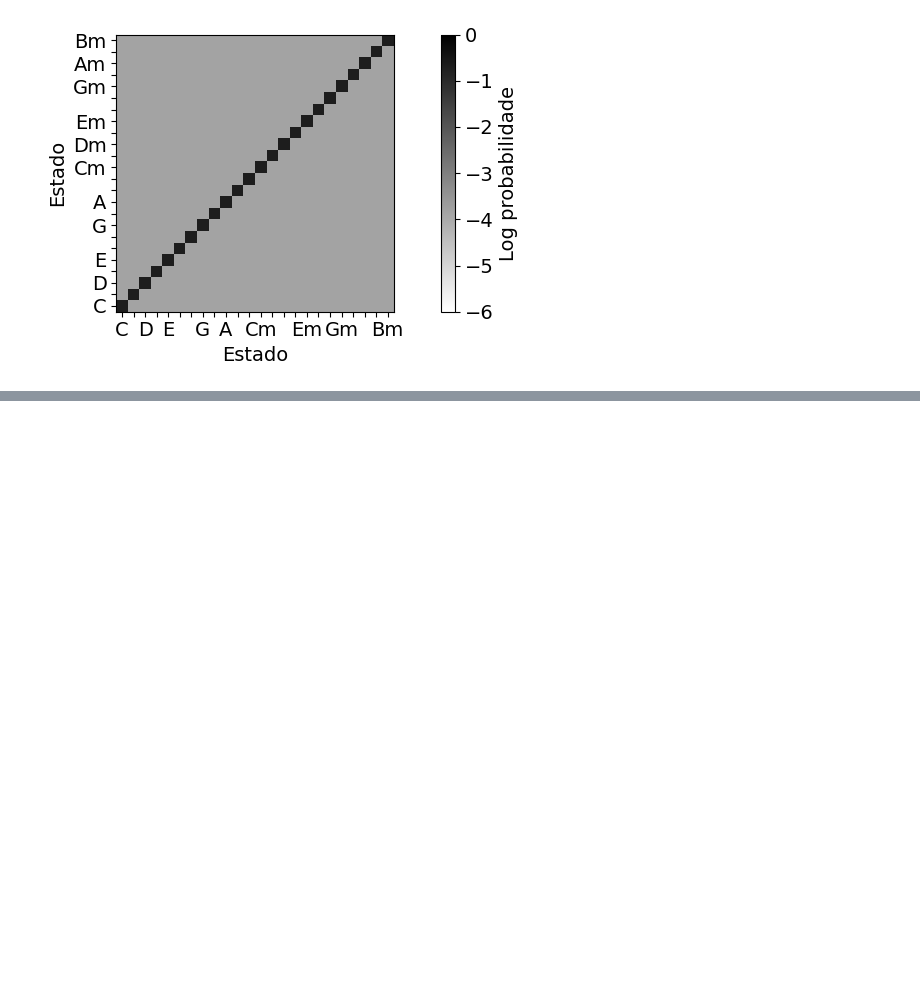
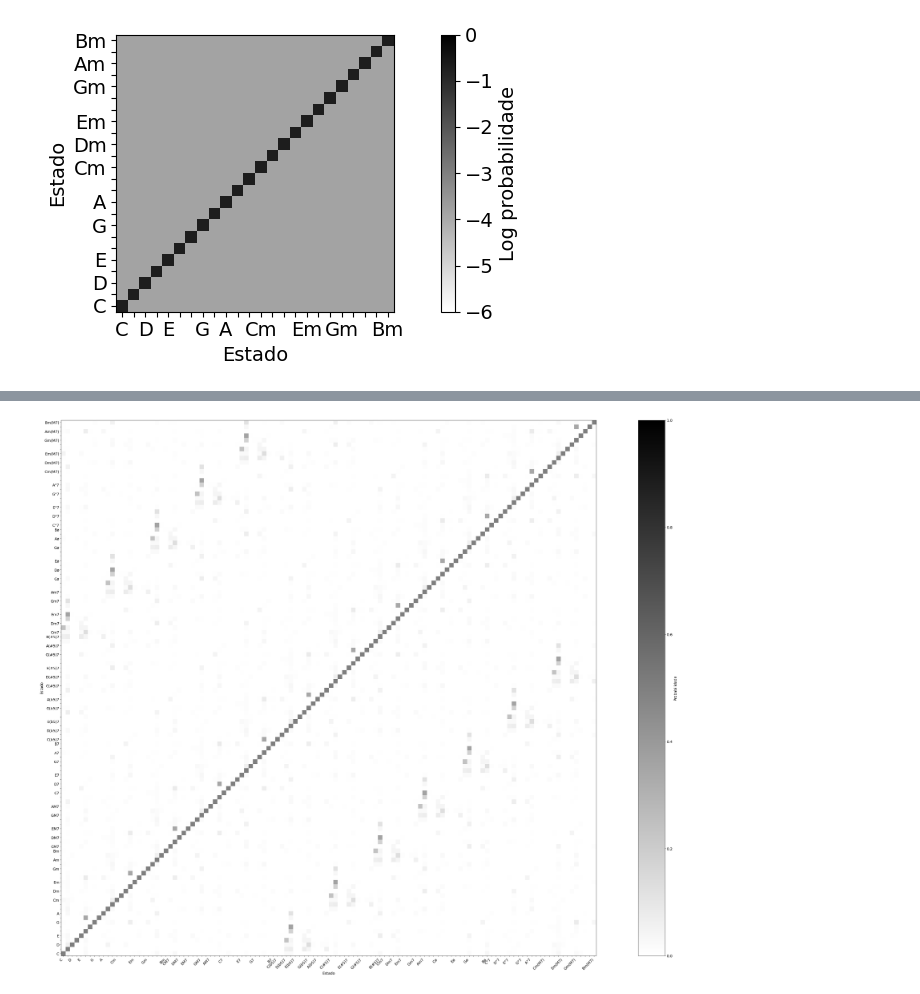
Before and after one commit to RodrigoPita/TCC, a Jupyter notebook: Initial Tests/batch_6.ipynb, the cells around one changed output, grey strips where cells are left out. Saved outputs shown, nothing was run; the diff lists cells and outputs as text; code cells hidden in the pictures; blank space fills up the shorter version.

```diff
--- a/Initial Tests/batch_6.ipynb
+++ b/Initial Tests/batch_6.ipynb
@@ -465,0 +573,10 @@ plt.tight_layout()
+# %%
+plt.rcParams.update({'font.size': 14})
+fig, ax = plt.subplots(1, 1, gridspec_kw={'width_ratios': [1],
+                                          'height_ratios': [1]},
+                       figsize=(45, 30))
+plt.xticks(rotation=45, ha="right")
+plot_transition_matrix(A_est, log=False, ax=[ax])
+plt.tight_layout()
+# %% [output]
+[figure, added]
```
Also changed, not shown: parts of 6 cells of this notebook, 26 other files.
